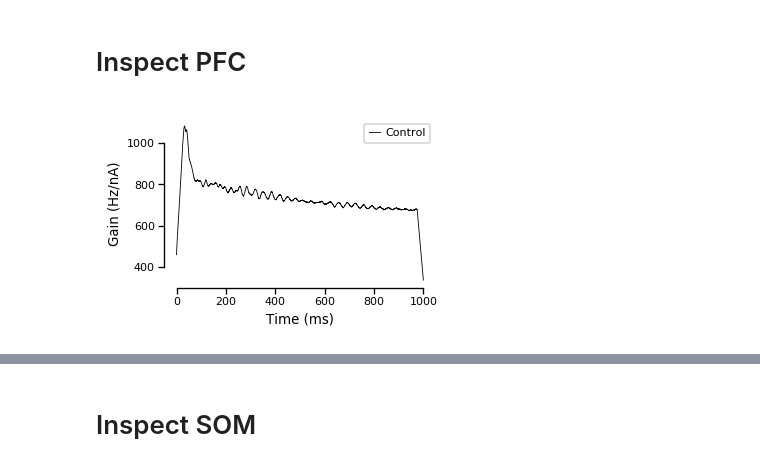
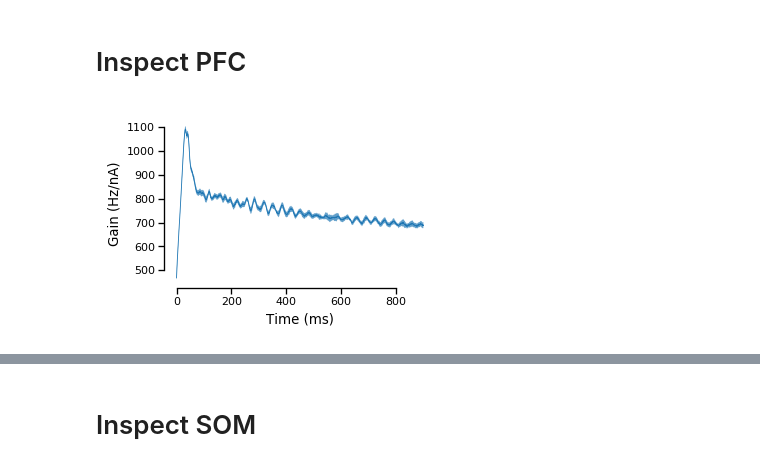
Before and after one commit to nauralcodinglab/raphegif, a Jupyter notebook: figs/scripts/writeup/gain_illustration.ipynb, the cells around one changed output, grey strips where cells are left out. Saved outputs shown, nothing was run; the diff lists cells and outputs as text; code cells hidden in the pictures.

```diff
--- a/figs/scripts/writeup/gain_illustration.ipynb
+++ b/figs/scripts/writeup/gain_illustration.ipynb
@@ -185,3 +313,5 @@ def gain_uncertainty_plot(t_vec, )
+# %%
+visualizer = GainSimulationVisualizer(psth_df, step_amplitudes, (800., 900.), (1000., 1900.))
 # %%
 ser_ctrl_psth = select_PSTH_dataset(psth_df, 'DRN', 'KO', 'base', 'Principal PSTH')
 
@@ -392,31 +536,15 @@ del base_gain, gaba_ko_gain
 # %% [markdown]
 # Inspect PFC
 # %%
-mpfc_gain = get_pointwise_gain(
-    select_PSTH_dataset(psth_df, 'mPFC', 'KO', 'base', 'Principal PSTH'),
-    step_amplitudes,
-    500.,
-    stim_start_time
-)[0]
-
-
 plt.subplot(111)
-plt.plot(
-    t_vec[timeToIndex(stim_start_time, 0.1)[0]:],
-    mpfc_gain,
-    color='k',
-    label='Control'
-)
+visualizer.plot_gain('mPFC', 'KO', 'base', 'Principal PSTH')
 plt.xlabel('Time (ms)')
 plt.ylabel('Gain (Hz/nA)')
-plt.legend()
 
 sns.despine(trim=True)
 plt.tight_layout()
 
 if IMG_PATH is not None:
     plt.savefig(os.path.join(IMG_PATH, 'mpfc_gain_illustration.png'))
-
-del mpfc_gain
 # %% [output]
-[figure, old version]
+[figure, new version]
```
Also changed, not shown: parts of 12 cells of this notebook.
